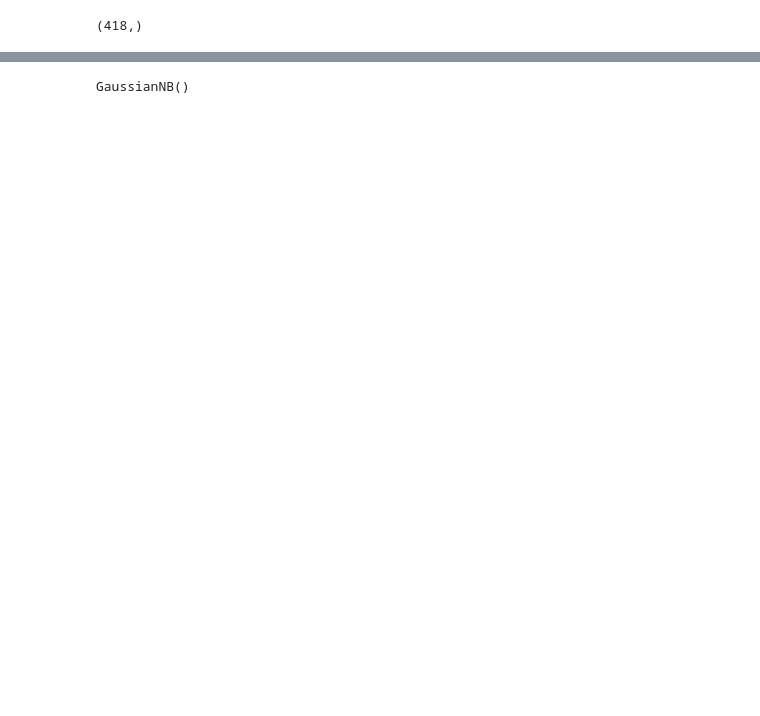
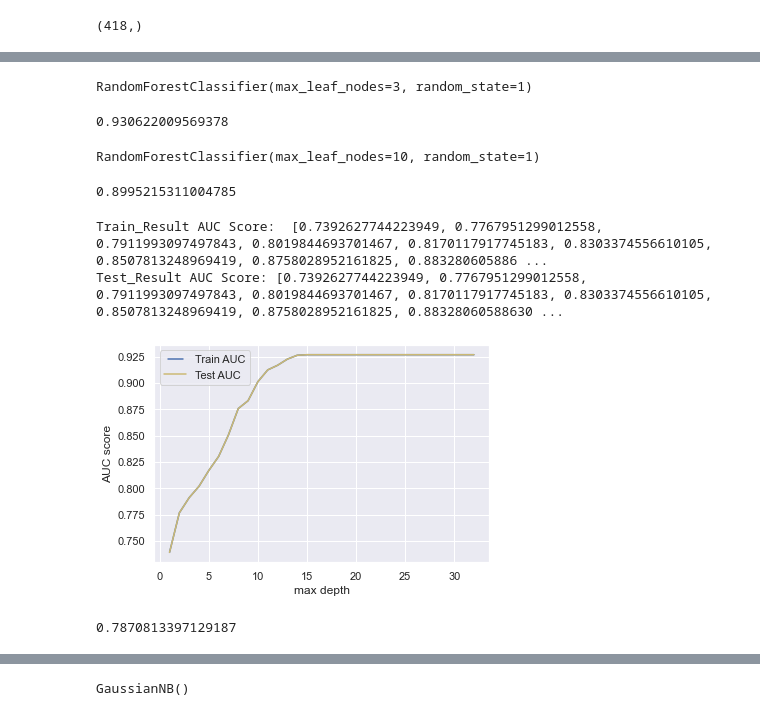
Before and after one commit to PriyaShrinithi/Titanic, a Jupyter notebook: Titanic.ipynb, the cells around one changed output, grey strips where cells are left out. Drawn from its saved outputs; the diff is of its cells as text; code cells hidden in the pictures; blank space fills up the shorter version.

```diff
--- a/Titanic.ipynb
+++ b/Titanic.ipynb
@@ -1053,0 +662,18 @@ print(rmse)
+# %%
+random = RandomForestClassifier(max_leaf_nodes=3, random_state=1)
+random.fit(X_train, y_train)
+# %% [output]
+RandomForestClassifier(max_leaf_nodes=3, random_state=1)
+# %%
+random.score(X_test, y_test)
+# %% [output]
+0.930622009569378
+# %%
+random = RandomForestClassifier(max_leaf_nodes=10, random_state=1)
+random.fit(X_train, y_train)
+# %% [output]
+RandomForestClassifier(max_leaf_nodes=10, random_state=1)
+# %%
+random.score(X_test, y_test)
+# %% [output]
+0.8995215311004785
@@ -1053,0 +682,32 @@ print(rmse)
+# %%
+train_results = []
+test_results= []
+for max_depth in max_depths:
+    random = RandomForestClassifier(max_depth = max_depth, random_state=1)
+    random.fit(X_train, y_train)
+    y_train_pred = random.predict(X_train)
+    fpr, tpr, threshold = roc_curve(y_train, y_train_pred)
+    roc_auc = auc(fpr, tpr)
+    train_results.append(roc_auc)
+    y_pred = random.predict(X_test)
+    fpr, tpr, threshold = roc_curve(y_train, y_train_pred)
+    roc_auc = auc(fpr, tpr)
+    test_results.append(roc_auc)
+print('Train_Result AUC Score: ', train_results)
+print('Test_Result AUC Score:', test_results)
+# %% [output]
+Train_Result AUC Score:  [0.7392627744223949, 0.7767951299012558, 0.7911993097497843, 0.8019844693701467, 0.8170117917745183, 0.8303374556610105, 0.8507813248969419, 0.8758028952161825, 0.883280605886 ...
+Test_Result AUC Score: [0.7392627744223949, 0.7767951299012558, 0.7911993097497843, 0.8019844693701467, 0.8170117917745183, 0.8303374556610105, 0.8507813248969419, 0.8758028952161825, 0.88328060588630 ...
+# %%
+line1 = plt.plot(max_depths, train_results, 'b', label='Train AUC')
+line2 = plt.plot(max_depths, test_results, 'y', label='Test AUC')
+plt.legend(handler_map= {line1[0]: HandlerLine2D(numpoints=2)})
+plt.ylabel('AUC score')
+plt.xlabel('max depth')
+plt.show()
+# %% [output]
+[figure, added]
+# %%
+random.score (X_test, y_test)
+# %% [output]
+0.7870813397129187
```
Also changed, not shown: parts of 125 cells of this notebook.
